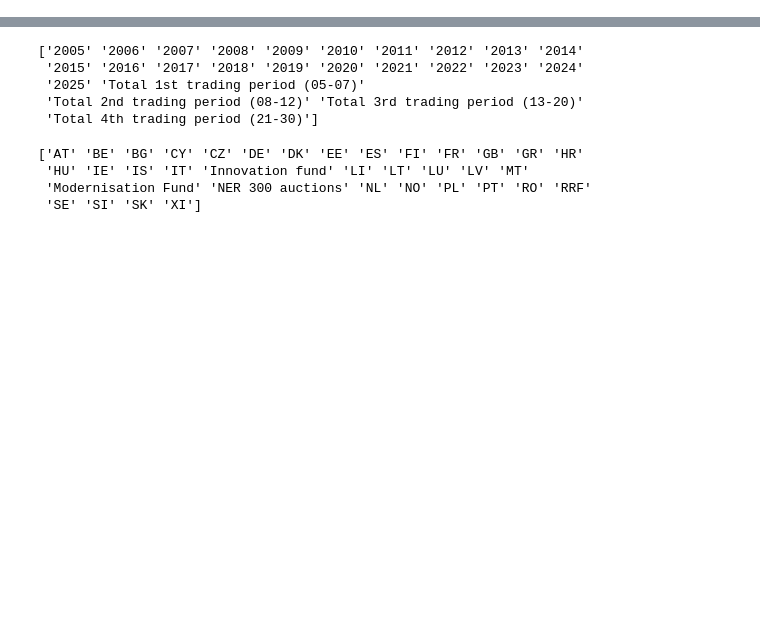
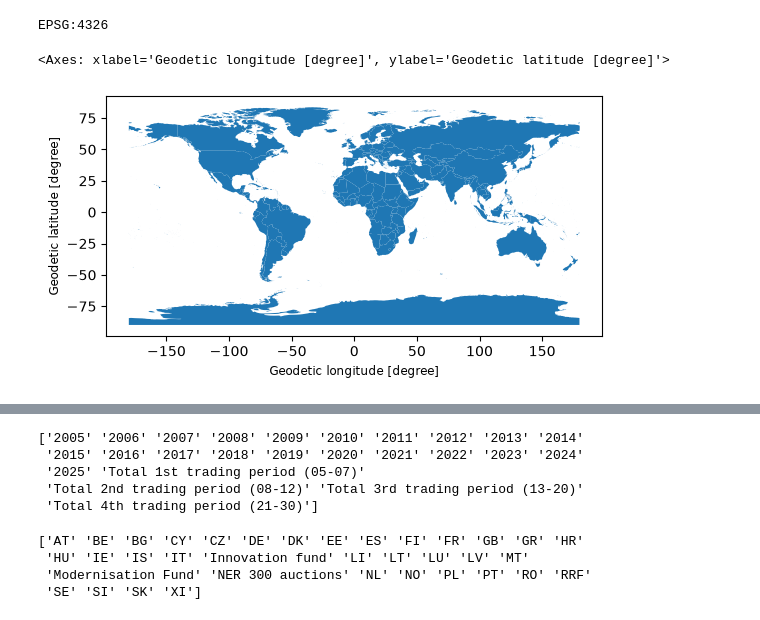
Before and after one commit to maniconaji/30daymapchallenge, a Jupyter notebook: notebooks/03_Polygons.ipynb, the cells around one changed output, grey strips where cells are left out. Saved outputs shown, nothing was run; the diff lists cells and outputs as text; code cells hidden in the pictures; blank space fills up the shorter version.

```diff
--- a/notebooks/03_Polygons.ipynb
+++ b/notebooks/03_Polygons.ipynb
@@ -25,4 +21,16 @@ IN_PATH = Path("../data/external")
 
 OUT = Path("../outputs")
 OUT.mkdir(exist_ok=True)         # crea la carpeta de salida si no existe
+# %%
+# getting the country boundaries from GISCO
+
+gisco = "https://gisco-services.ec.europa.eu/distribution/v2/countries/geojson/CNTR_RG_20M_2020_4326.geojson"
+world = gpd.read_file(gisco)
+
+print(world.crs,"\n")
+world.plot()
+# %% [output]
+EPSG:4326
+<Axes: xlabel='Geodetic longitude [degree]', ylabel='Geodetic latitude [degree]'>
+[figure, added]
 # %%
```
Also changed, not shown: parts of 18 cells of this notebook, 1 other file.
